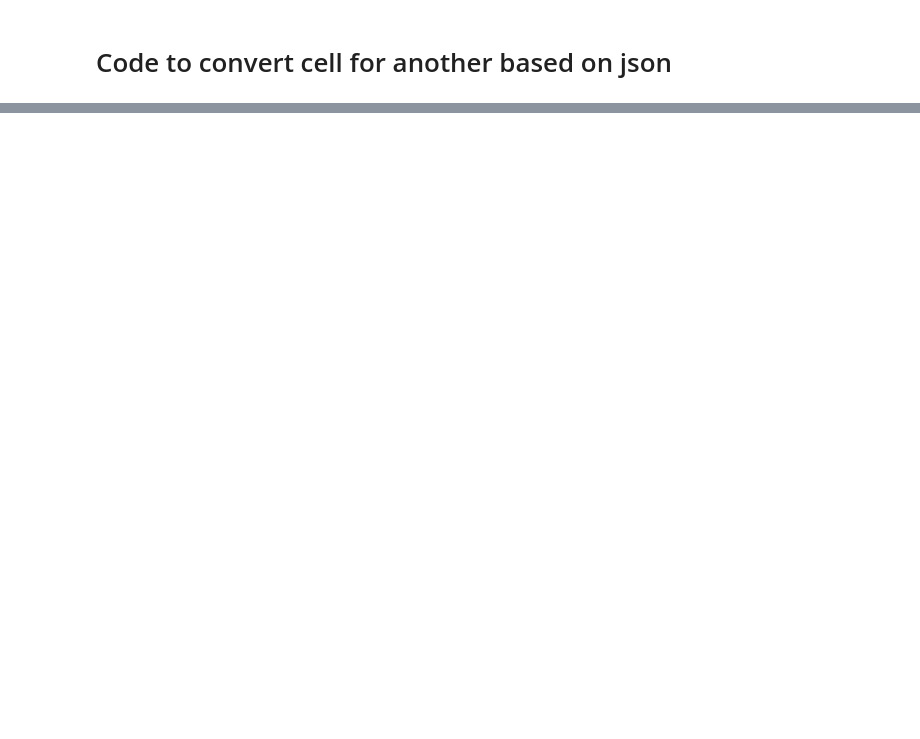
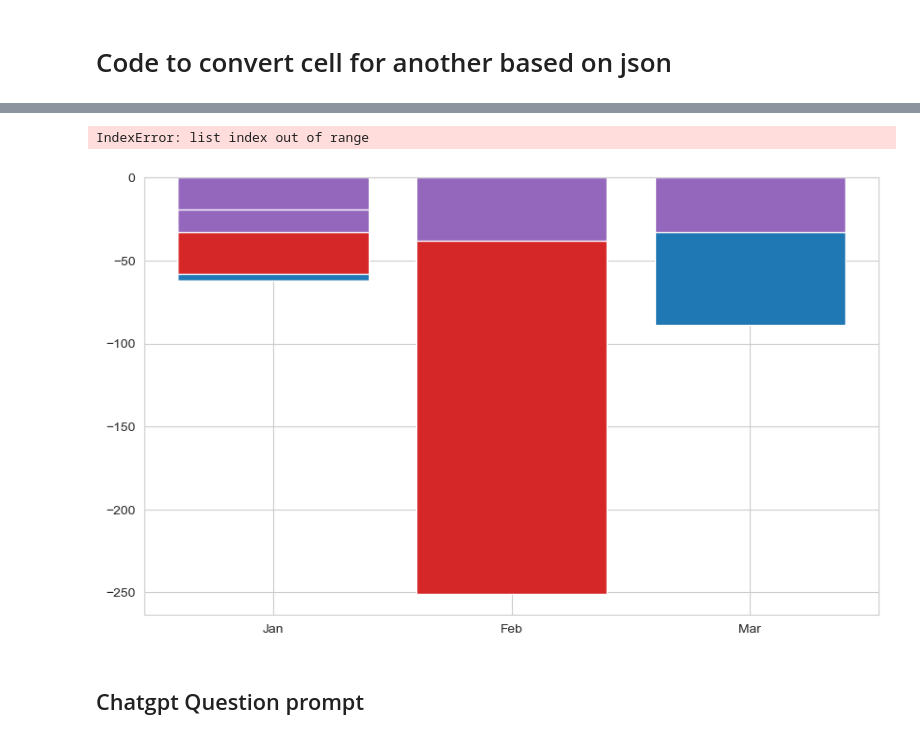
Before and after one commit to kirwaboit/rwakiPython, a Jupyter notebook: Pandas/MyPandasCookBook.ipynb, the cells around one changed output, grey strips where cells are left out. Drawn from its saved outputs; the diff is of its cells as text; code cells hidden in the pictures; blank space fills up the shorter version.

```diff
--- a/Pandas/MyPandasCookBook.ipynb
+++ b/Pandas/MyPandasCookBook.ipynb
@@ -713,0 +790,43 @@ ImportError: Missing optional dependency 'openpyxl'.  Use pip or conda to instal
+# %%
+import pandas as pd
+import matplotlib.pyplot as plt
+
+# Load the data from an Excel file
+df = pd.read_excel("G:\My Drive\Finances\Latest_Statement_March_2023_edited.xlsx", sheet_name='Sheet1')
+
+# Group the data by month and category and compute the mean of the amount column
+df['date'] = pd.to_datetime(df['date'])  # Convert date column to datetime format
+grouped_data = df.groupby(['date', 'category'])['amount'].mean().reset_index()
+
+# Get the top 5 categories by amount for each month
+top5 = grouped_data.groupby('date').apply(lambda x: x.nlargest(5, 'amount')).reset_index(drop=True)
+
+# Create the bar chart
+fig, ax = plt.subplots(figsize=(10, 6))
+colors = ['tab:blue', 'tab:orange', 'tab:green', 'tab:red', 'tab:purple']
+for i, cat in enumerate(top5['category'].unique()):
+    data = top5[top5['category'] == cat]
+    ax.bar(data['date'].dt.strftime('%b'), data['amount'], color=colors[i], label=cat)
+
+# Set the plot title and labels
+plt.title("Top 5 Categories by amount per Month")
+plt.xlabel("Month")
+plt.ylabel("amount")
+plt.legend()
+
+# Invert the y-axis to invert the positive and negative values
+ax.invert_yaxis()
+
+# Format the tooltip to show the amount and category
+def format_tooltip(x, y):
+    return f"{y:.2f}"
+
+plt.gca().format_ydata = format_tooltip
+
+# Show the plot
+plt.show()
+# %% [output]
+IndexError: list index out of range
+[figure, added]
+# %% [markdown]
+## Chatgpt Question prompt
```
Also changed, not shown: parts of 23 cells of this notebook, 7 other files.
